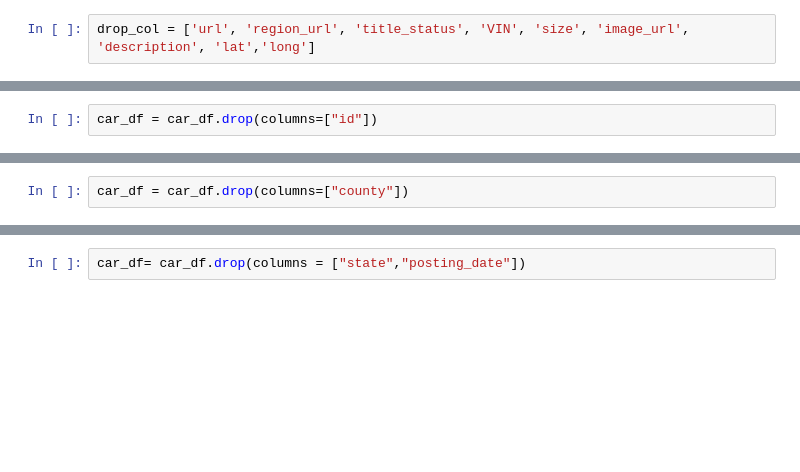
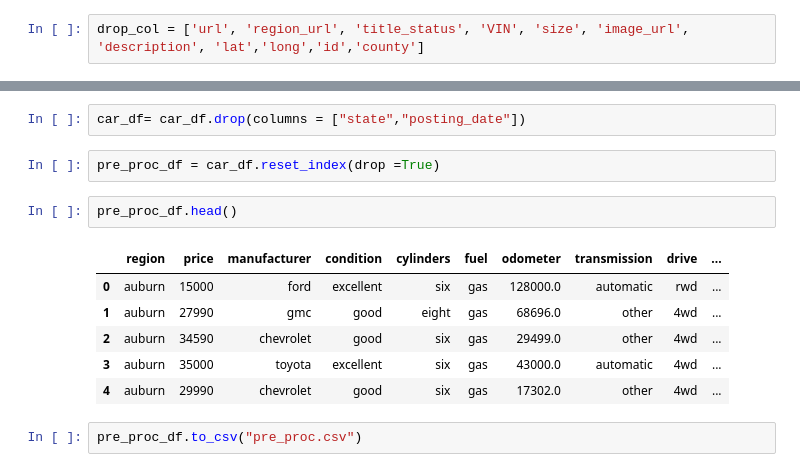
Before and after one commit to thecr7guy2/mlops_zoom, a Jupyter notebook: notebooks/main.ipynb, the cells around one changed output, grey strips where cells are left out. Saved outputs shown, nothing was run; the diff lists cells and outputs as text; blank space fills up the shorter version.

```diff
--- a/notebooks/main.ipynb
+++ b/notebooks/main.ipynb
@@ -72,15 +72,13 @@ Upon the first look, we see that many columns do not give us any good info like
 # %% [markdown]
 Before the data is even analyzed, it needs to be cleaned. This involves handling missing values, outliers, and other data issues.
 # %%
-drop_col = ['url', 'region_url', 'title_status', 'VIN', 'size', 'image_url', 'description', 'lat','long']
+drop_col = ['url', 'region_url', 'title_status', 'VIN', 'size', 'image_url', 'description', 'lat','long','id','county']
 # %% [markdown]
 We have selected a list of columns that we think can be removed.
 
 Although, lat and long can give some crucial information, we chose to remove them since it is out of the scope for a simple machine learning model we are tryna build.
 # %%
 car_df = car_df.drop(columns=drop_col)
-# %%
-car_df = car_df.drop(columns=["id"])
 # %%
 car_df.head()
 # %% [output]
@@ -115,2 +112,0 @@ memory usage: 52.1+ MB
-# %%
-car_df = car_df.drop(columns=["county"])
@@ -477,3 +471,16 @@ Name: count, dtype: int64
 ##### Other work
 # %%
 car_df= car_df.drop(columns = ["state","posting_date"])
+# %%
+pre_proc_df = car_df.reset_index(drop =True)
+# %%
+pre_proc_df.head()
+# %% [output]
+|  | region | price | manufacturer | condition | cylinders | fuel | odometer | transmission | drive | ... |
+| 0 | auburn | 15000 | ford | excellent | six | gas | 128000.0 | automatic | rwd | ... |
+| 1 | auburn | 27990 | gmc | good | eight | gas | 68696.0 | other | 4wd | ... |
+| 2 | auburn | 34590 | chevrolet | good | six | gas | 29499.0 | other | 4wd | ... |
+| 3 | auburn | 35000 | toyota | excellent | six | gas | 43000.0 | automatic | 4wd | ... |
+| 4 | auburn | 29990 | chevrolet | good | six | gas | 17302.0 | other | 4wd | ... |
+# %%
+pre_proc_df.to_csv("pre_proc.csv")
```
Also changed, not shown: parts of 2 cells of this notebook, 3 other files.
